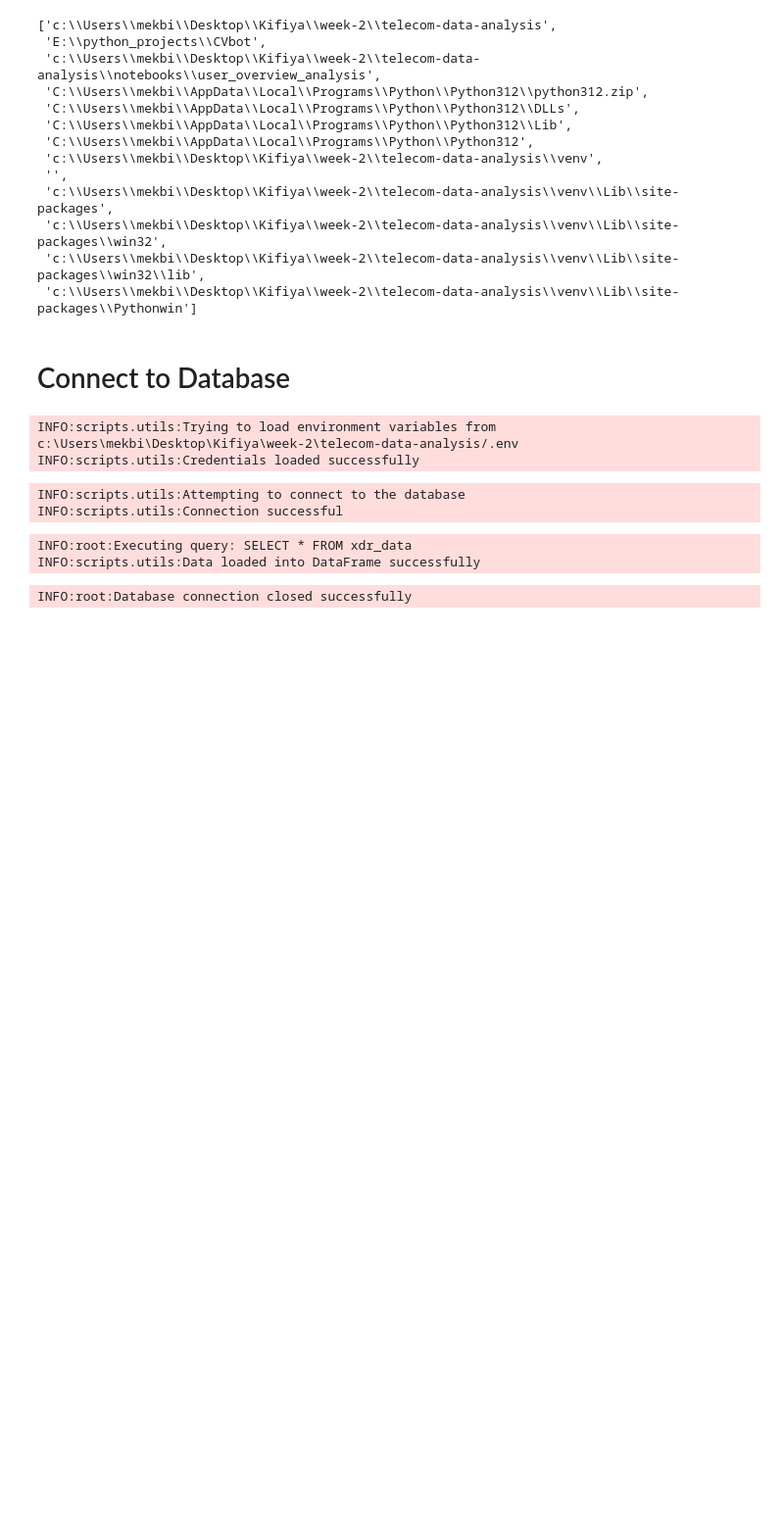
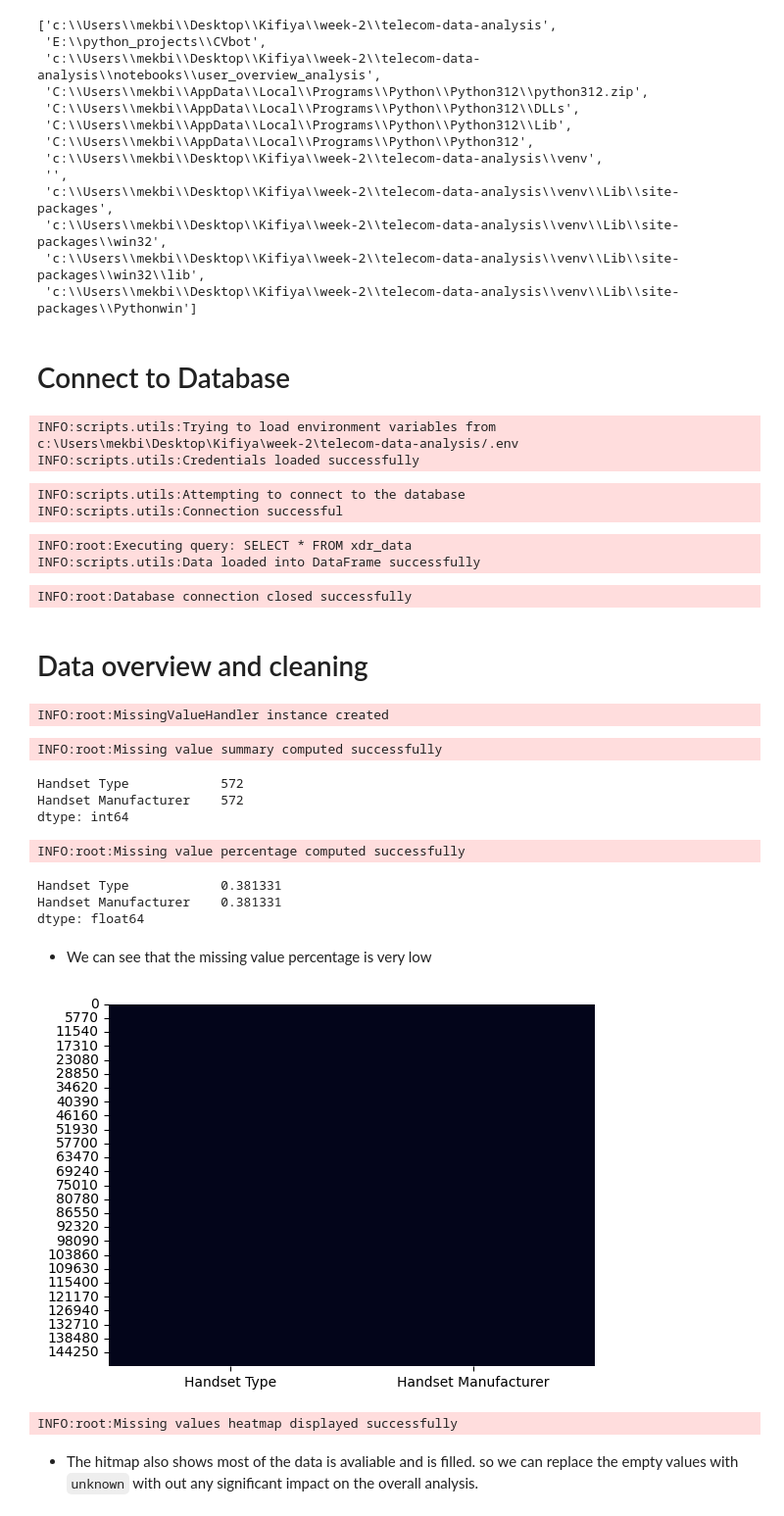
Before and after one commit to Ty-Miki/telecom-data-analysis, a Jupyter notebook: notebooks/user_overview_analysis/handset_analysis.ipynb, the cells around one changed output. Shown at 98% size. Saved outputs shown, nothing was run; the diff lists cells and outputs as text; code cells hidden in the pictures; blank space fills up the shorter version.

Commit message:
Performed data cleaning with a reusable script Added documentation for scripts and tests

```diff
--- a/notebooks/user_overview_analysis/handset_analysis.ipynb
+++ b/notebooks/user_overview_analysis/handset_analysis.ipynb
@@ -57,3 +57,41 @@ from scripts.utils import close_database_connection
 close_database_connection(conn=connection)
 # %% [output]
 INFO:root:Database connection closed successfully
+# %% [markdown]
+# Data overview and cleaning
+# %%
+# Import the missing value handler class and create an instance
+from scripts.data_processing import MissingValueHandler
+
+handset_df = df[['Handset Type', 'Handset Manufacturer']]
+missing_value_handler = MissingValueHandler(handset_df)
+# %% [output]
+INFO:root:MissingValueHandler instance created
+# %%
+# Get summary of missing values
+summary = missing_value_handler.missing_value_summary()
+summary
+# %% [output]
+INFO:root:Missing value summary computed successfully
+Handset Type            572
+Handset Manufacturer    572
+dtype: int64
+# %%
+# Inspect missing value percentage
+percentage = missing_value_handler.missing_value_percentage()
+percentage
+# %% [output]
+INFO:root:Missing value percentage computed successfully
+Handset Type            0.381331
+Handset Manufacturer    0.381331
+dtype: float64
+# %% [markdown]
+- We can see that the missing value percentage is very low
+# %%
+# Show the missing values are very low using heatmap
+missing_value_handler.missing_values_heatmap()
+# %% [output]
+[figure, added]
+INFO:root:Missing values heatmap displayed successfully
+# %% [markdown]
+- The hitmap also shows most of the data is avaliable and is filled. so we can replace the empty values with `unknown` with out any significant impact on the overall analysis.
```
Also changed, not shown: parts of 1 cell of this notebook, 4 other files.
